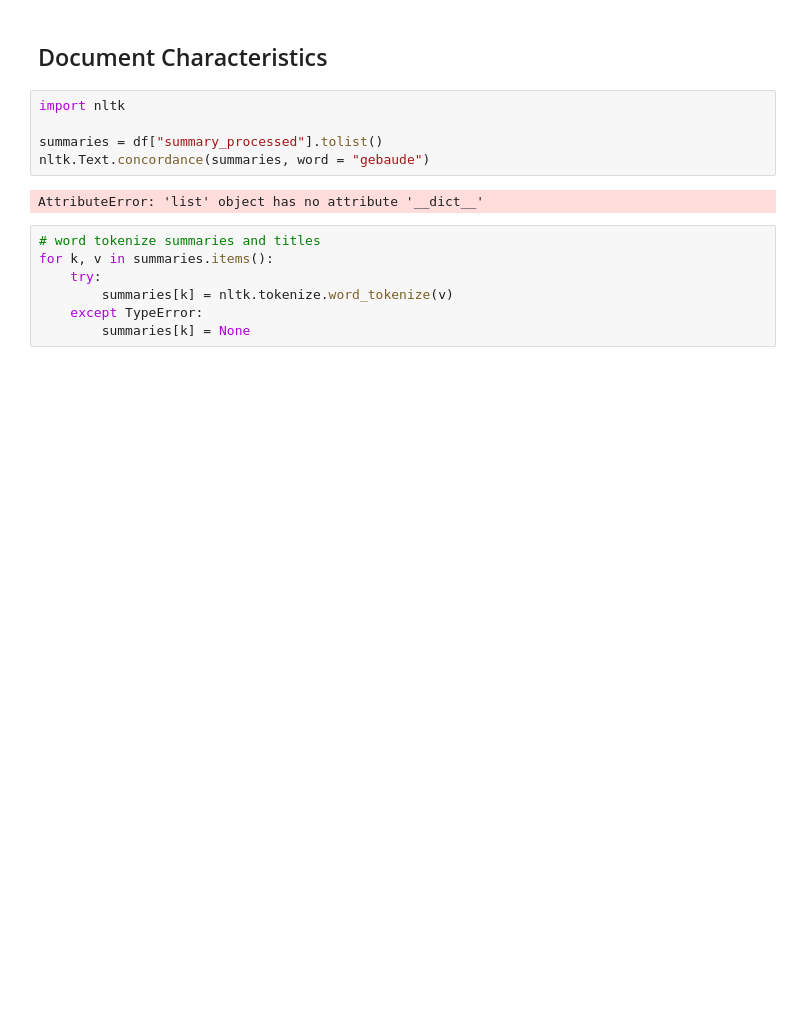
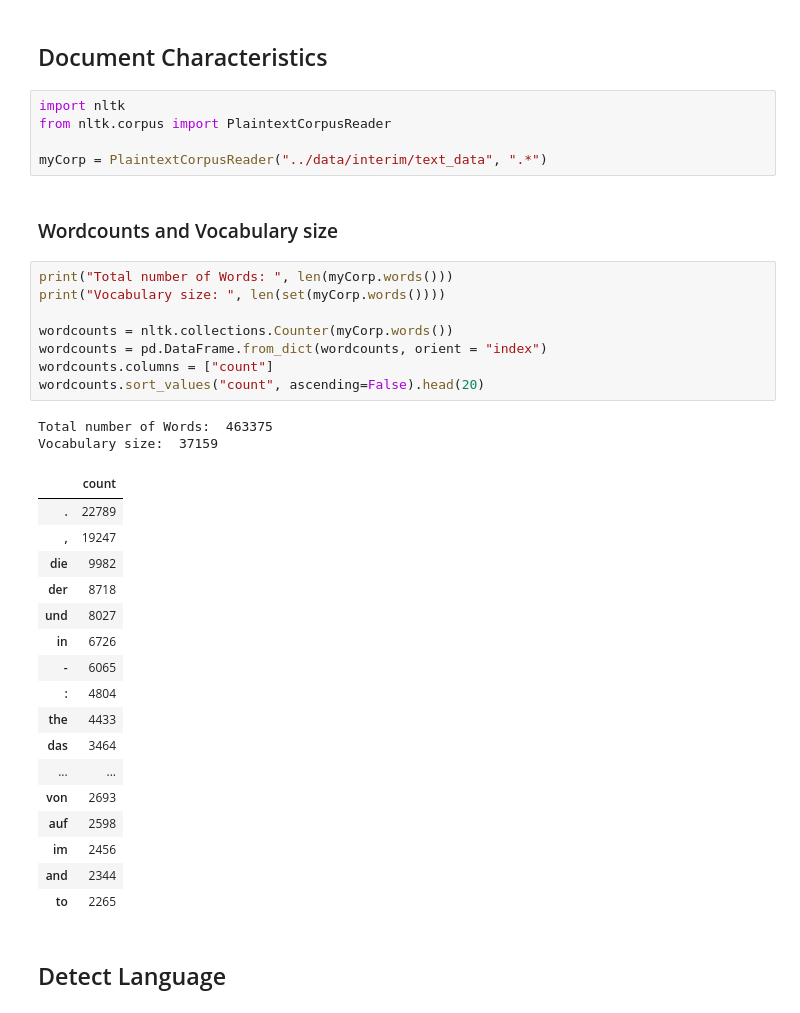
Before and after one commit to lukk60/RETrends, a Jupyter notebook: notebooks/03_lst_EDA.ipynb, the cells around one changed output. Cells and saved outputs as stored; diff of their text form; blank space fills up the shorter version.

```diff
--- a/notebooks/03_lst_EDA.ipynb
+++ b/notebooks/03_lst_EDA.ipynb
@@ -55,17 +55,40 @@ plotly.offline.iplot({"data": p, "layout":l})
 [figure]
 # %% [markdown]
 ## Document Characteristics
-# %%
-import nltk
-
-summaries = df["summary_processed"].tolist()
-nltk.Text.concordance(summaries, word = "gebaude")
-# %% [output]
-AttributeError: 'list' object has no attribute '__dict__'
-# %%
-# word tokenize summaries and titles
-for k, v in summaries.items():
-    try:
-        summaries[k] = nltk.tokenize.word_tokenize(v)
-    except TypeError:
-        summaries[k] = None
+# %%
+import nltk
+from nltk.corpus import PlaintextCorpusReader
+
+myCorp = PlaintextCorpusReader("../data/interim/text_data", ".*")
+# %% [markdown]
+### Wordcounts and Vocabulary size
+# %%
+print("Total number of Words: ", len(myCorp.words()))
+print("Vocabulary size: ", len(set(myCorp.words())))
+
+wordcounts = nltk.collections.Counter(myCorp.words())
+wordcounts = pd.DataFrame.from_dict(wordcounts, orient = "index")
+wordcounts.columns = ["count"]
+wordcounts.sort_values("count", ascending=False).head(20)
+# %% [output]
+Total number of Words:  463375
+Vocabulary size:  37159
+|  | count |
+| . | 22789 |
+| , | 19247 |
+| die | 9982 |
+| der | 8718 |
+| und | 8027 |
+| in | 6726 |
+| - | 6065 |
+| : | 4804 |
+| the | 4433 |
+| das | 3464 |
+| ... | ... |
+| von | 2693 |
+| auf | 2598 |
+| im | 2456 |
+| and | 2344 |
+| to | 2265 |
+# %% [markdown]
+## Detect Language
```
Also changed, not shown: parts of 8 cells of this notebook, 2 other files.
